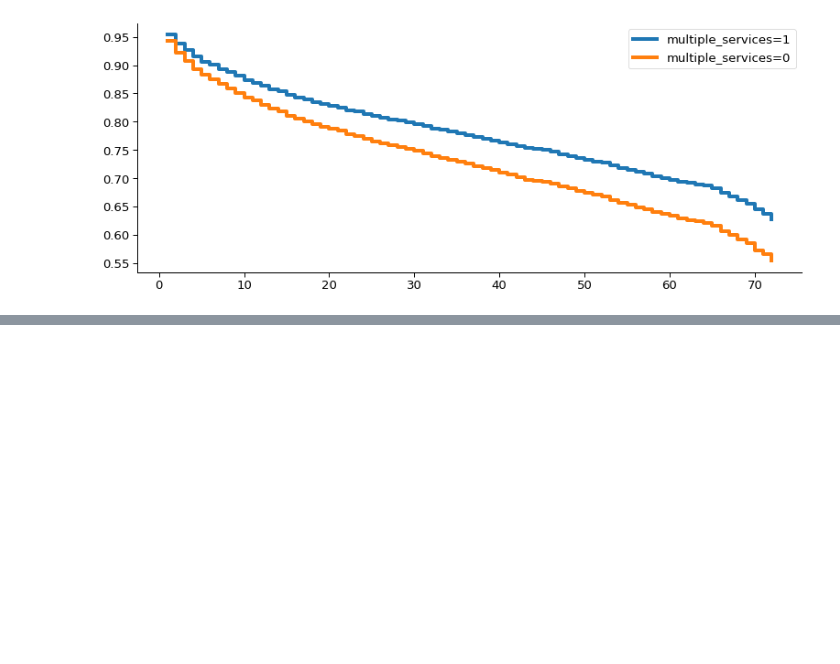
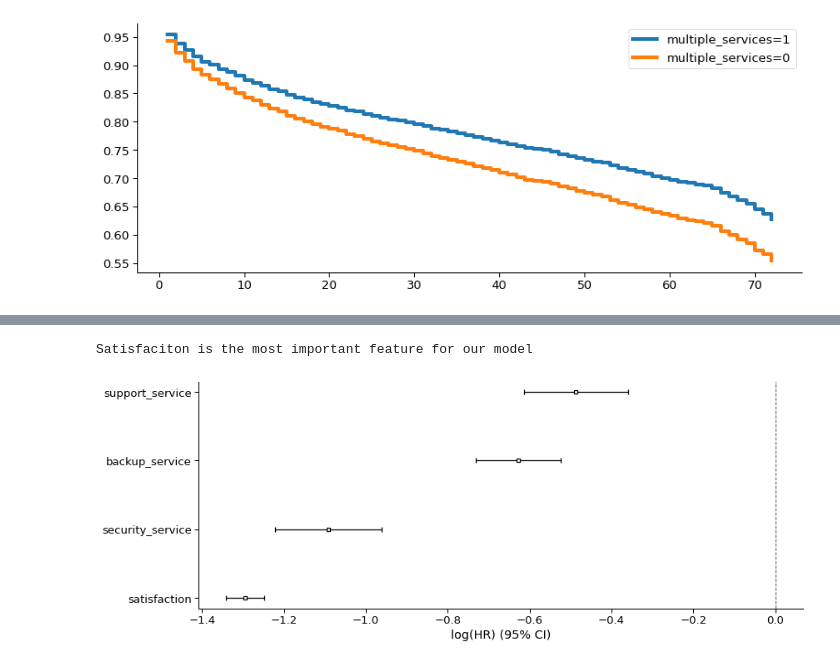
Before and after one commit to razielar/coursera_time_series_forecasting, a Jupyter notebook: survival_analysis/survival.analysis.ipynb, the cells around one changed output, grey strips where cells are left out. Drawn from its saved outputs; the diff is of its cells as text; code cells hidden in the pictures; blank space fills up the shorter version.

```diff
--- a/survival_analysis/survival.analysis.ipynb
+++ b/survival_analysis/survival.analysis.ipynb
@@ -150,0 +153,9 @@ plt.show()
+# %%
+df_more_var= df[['churn_value', 'satisfaction', 'security', 'backup', 'support']]
+display(df_more_var.head())
+dummy_df= pd.get_dummies(df_more_var, drop_first= True)
+display(dummy_df.head())
+rename_columns= {'security_Yes': 'security_service', 'backup_Yes': 'backup_service', 'support_Yes': 'support_service'}
+dummy_df.rename(columns= rename_columns, inplace= True)
+dummy_df['months']= df.months
+dummy_df.head()
@@ -150,0 +181,3 @@ plt.show()
+# %%
+new_model= CoxPHFitter().fit(dummy_df, duration_col= 'months', event_col= 'churn_value')
+new_model.print_summary()
@@ -150,0 +202,7 @@ plt.show()
+# %%
+print("Satisfaciton is the most important feature for our model")
+new_model.plot()
+plt.show()
+# %% [output]
+Satisfaciton is the most important feature for our model
+[figure, added]
```
Also changed, not shown: parts of 4 cells of this notebook.
